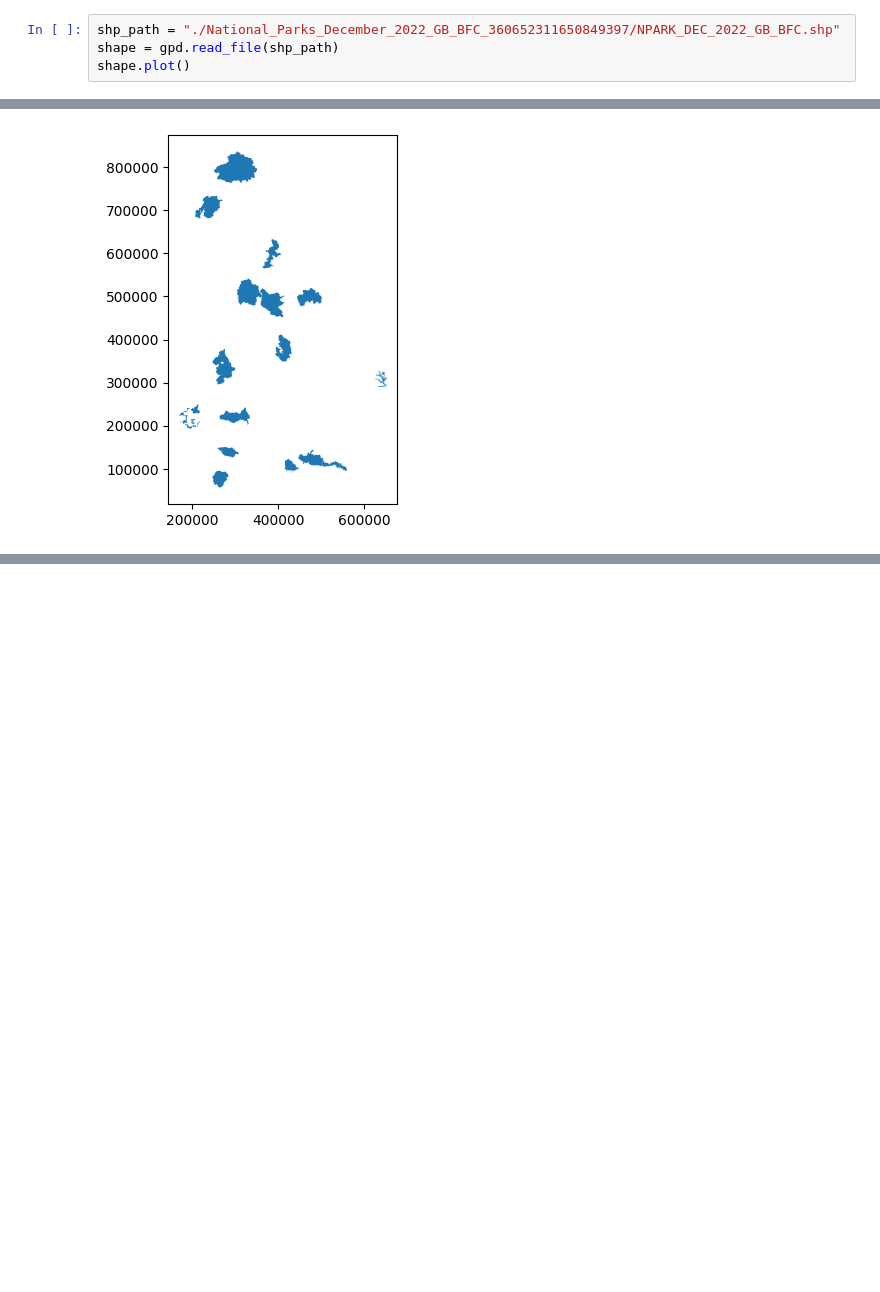
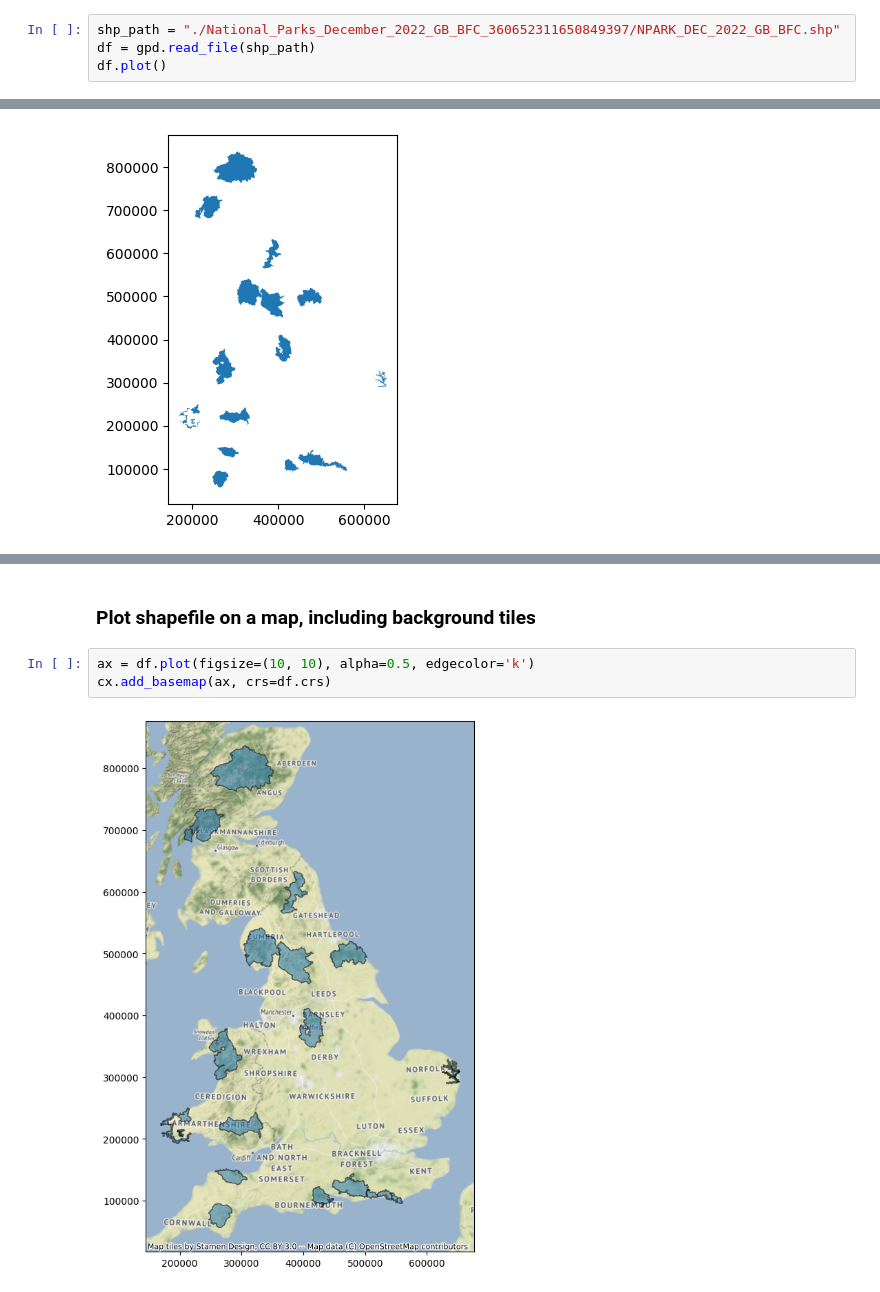
Before and after one commit to jmparr63/binder-test, a Jupyter notebook: plotgeo.ipynb, the cells around one changed output, grey strips where cells are left out. Drawn from its saved outputs; the diff is of its cells as text; blank space fills up the shorter version.

Commit message:
background tiles on map

```diff
--- a/plotgeo.ipynb
+++ b/plotgeo.ipynb
@@ -6,7 +9,7 @@ import geopandas as gpd
 # %%
 shp_path = "./National_Parks_December_2022_GB_BFC_360652311650849397/NPARK_DEC_2022_GB_BFC.shp"
-shape = gpd.read_file(shp_path)
-shape.plot()
+df = gpd.read_file(shp_path)
+df.plot()
 # %% [output]
 <Axes: >
 [figure]
@@ -12,0 +35,7 @@ shape.plot()
+# %% [markdown]
+### Plot shapefile on a map, including background tiles
+# %%
+ax = df.plot(figsize=(10, 10), alpha=0.5, edgecolor='k')
+cx.add_basemap(ax, crs=df.crs)
+# %% [output]
+[figure, added]
```
Also changed, not shown: parts of 4 cells of this notebook, 1 other file.
